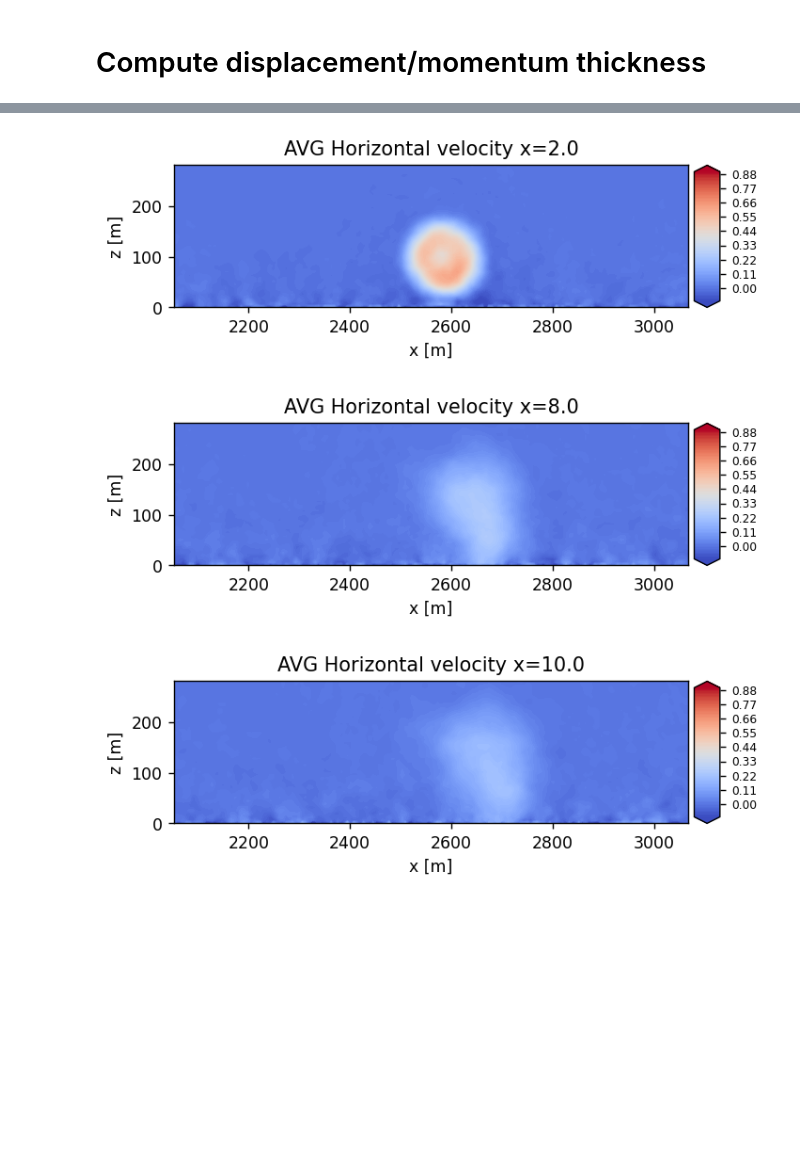
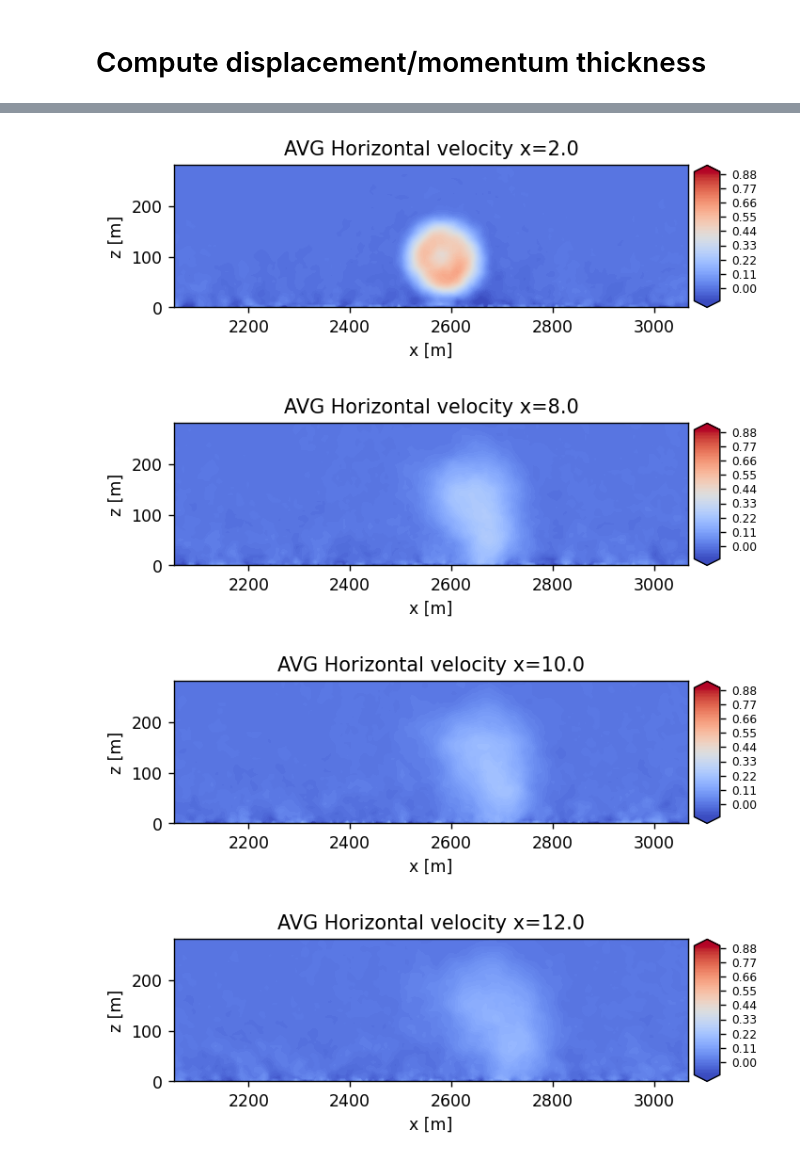
Before and after one commit to lawrenceccheung/AWAKEN_summit_setup, a Jupyter notebook: NeutralABL_turbine1/NALU.5kmX5km_turbine1/postprocessing/MomDispThickness.ipynb, the cells around one changed output, grey strips where cells are left out. Drawn from its saved outputs; the diff is of its cells as text; code cells hidden in the pictures; blank space fills up the shorter version.

```diff
--- a/NeutralABL_turbine1/NALU.5kmX5km_turbine1/postprocessing/MomDispThickness.ipynb
+++ b/NeutralABL_turbine1/NALU.5kmX5km_turbine1/postprocessing/MomDispThickness.ipynb
@@ -53,8 +53,8 @@ def calcTheta(x, y, U, Uinf):
     theta = np.trapz(np.trapz(thetaInt, yvec, axis=0), xvec, axis=0)
     return theta
 # %%
-plotplanes = [-2, 0, 2, 8, 10]
-allplanes  = np.arange(-10,11,2)
+plotplanes = [-2, 0, 2, 8, 10, 12]
+allplanes  = np.arange(-10,21,2)
 #clevels = np.linspace(-0.1, 0.9, 101
 dlevels = np.linspace(-0.1, 0.9, 101)
 
@@ -84,7 +84,9 @@ for iplane in allplanes:
 
     if iplane in plotplanes:
         fig, ax = plt.subplots(1,1,figsize=(6,3), dpi=125)
+        #c = plt.contourf(Y1, Z1, Uturb/Upre, levels=41, cmap='coolwarm', extend='both')
         c = plt.contourf(Y1, Z1, deltaXY, levels=dlevels, cmap='coolwarm', extend='both')
+        #c = plt.contourf(Y1, Z1, deltaXY, levels=dlevels, cmap='coolwarm', extend='both')
         divider = make_axes_locatable(ax)
         cax = divider.append_axes("right", size="5%", pad=0.05)
         cbar=fig.colorbar(c, ax=ax, cax=cax)
@@ -108,8 +115,9 @@ for iplane in allplanes:
 [figure]
 [figure]
 [figure]
 [figure]
 [figure]
+[figure, added]
 # %%
 # Save the data
 if writeoutputs:
```
Also changed, not shown: parts of 1 cell of this notebook, 2 other files.
